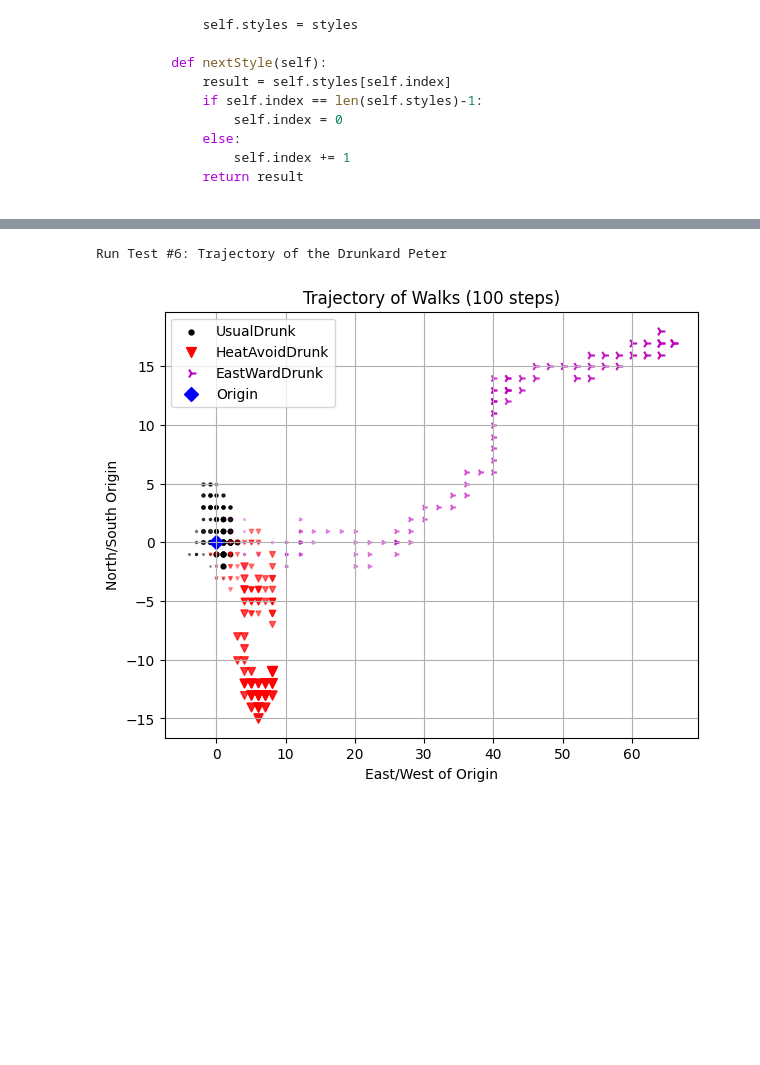
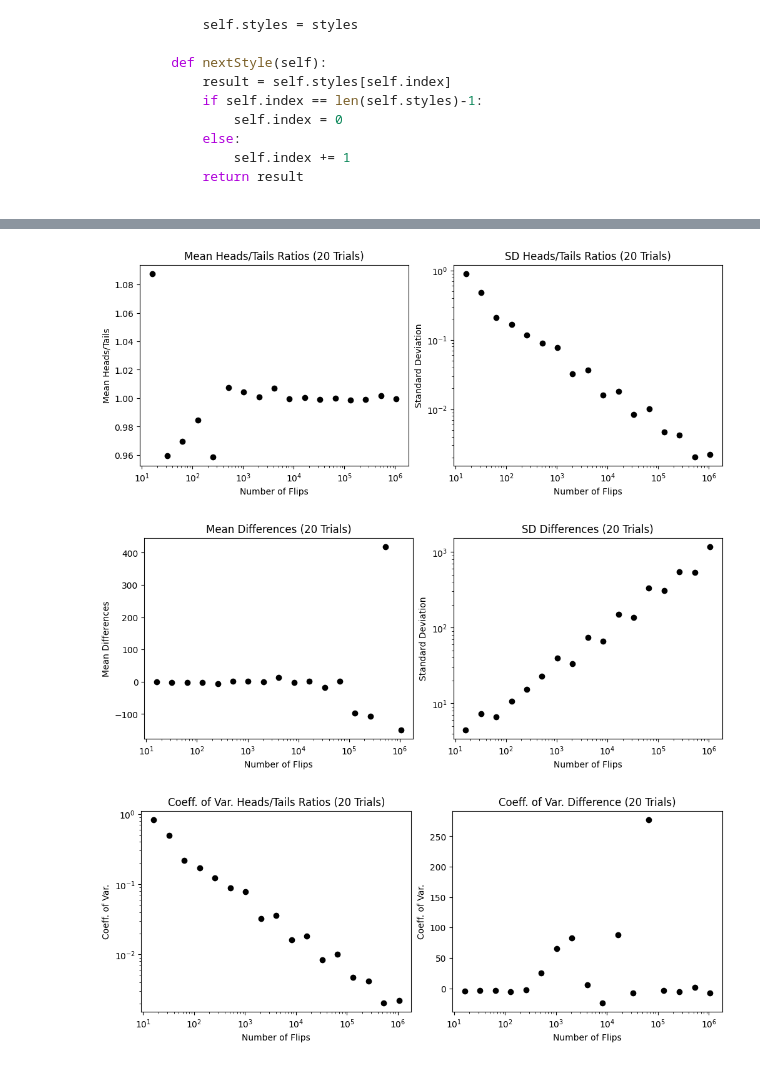
Before and after one commit to bruce88617/nycudopcs_advanced, a Jupyter notebook: Lectures/Lecture03/Lecture03.ipynb, the cells around one changed output, grey strips where cells are left out. Cells and saved outputs as stored; diff of their text form; code cells hidden in the pictures; blank space fills up the shorter version.

```diff
--- a/Lectures/Lecture03/Lecture03.ipynb
+++ b/Lectures/Lecture03/Lecture03.ipynb
@@ -156,7 +324,8 @@ Run Test #5: Where is the Drunkard Peter?
 # %%
-from scripts.testFuncs import test6
+from scripts.part2.testFuncs import test6
 
-test6()
+test6(minExp=4, maxExp=20, numTrials=20)
 # %% [output]
-Run Test #6: Trajectory of the Drunkard Peter
-[figure, old version]
+[figure, new version]
+[figure, added]
+[figure, added]
```
Also changed, not shown: parts of 34 cells of this notebook, 13 other files.
